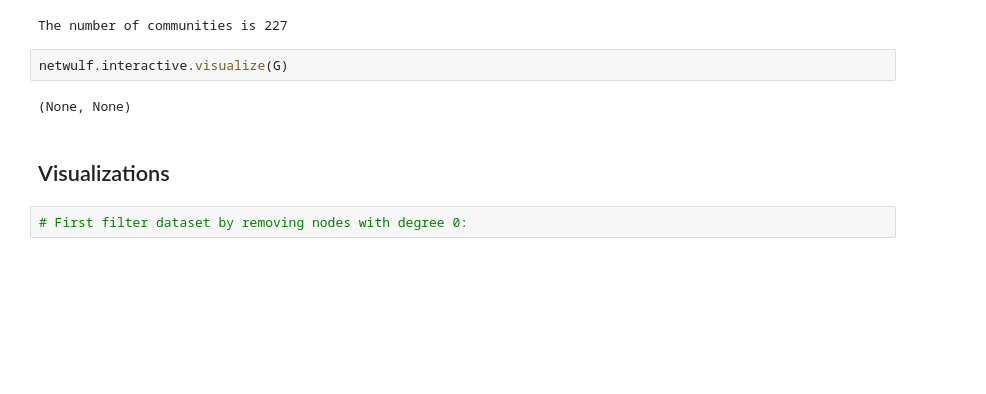
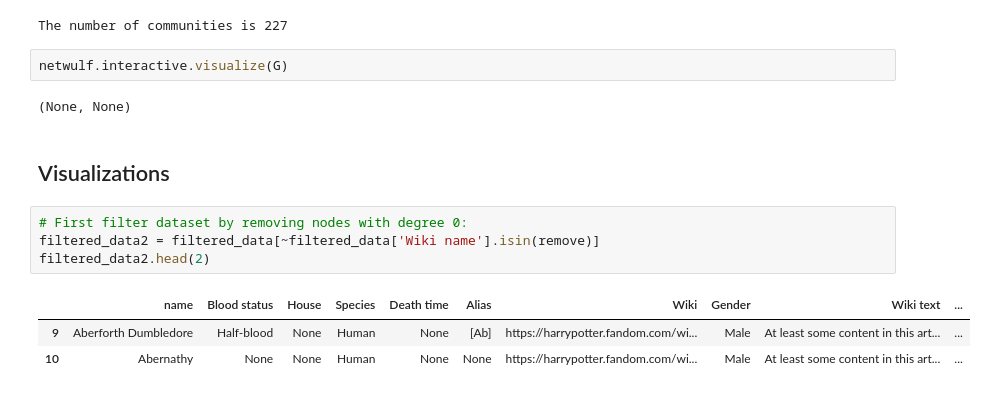
Before and after one commit to fridamariejoergensen/CSS_project, a Jupyter notebook: Explainer_Notebook.ipynb, the cells around one changed output. Drawn from its saved outputs; the diff is of its cells as text; blank space fills up the shorter version.

```diff
--- a/Explainer_Notebook.ipynb
+++ b/Explainer_Notebook.ipynb
@@ -213,3 +214,9 @@ netwulf.interactive.visualize(G)
 ## Visualizations
 # %%
 # First filter dataset by removing nodes with degree 0:
+filtered_data2 = filtered_data[~filtered_data['Wiki name'].isin(remove)]
+filtered_data2.head(2)
+# %% [output]
+|  | name | Blood status | House | Species | Death time | Alias | Wiki | Gender | Wiki text | ... |
+| 9 | Aberforth Dumbledore | Half-blood | None | Human | None | [Ab] | https://harrypotter.fandom.com/wi... | Male | At least some content in this art... | ... |
+| 10 | Abernathy | None | None | Human | None | None | https://harrypotter.fandom.com/wi... | Male | At least some content in this art... | ... |
```
Also changed, not shown: parts of 6 cells of this notebook.
